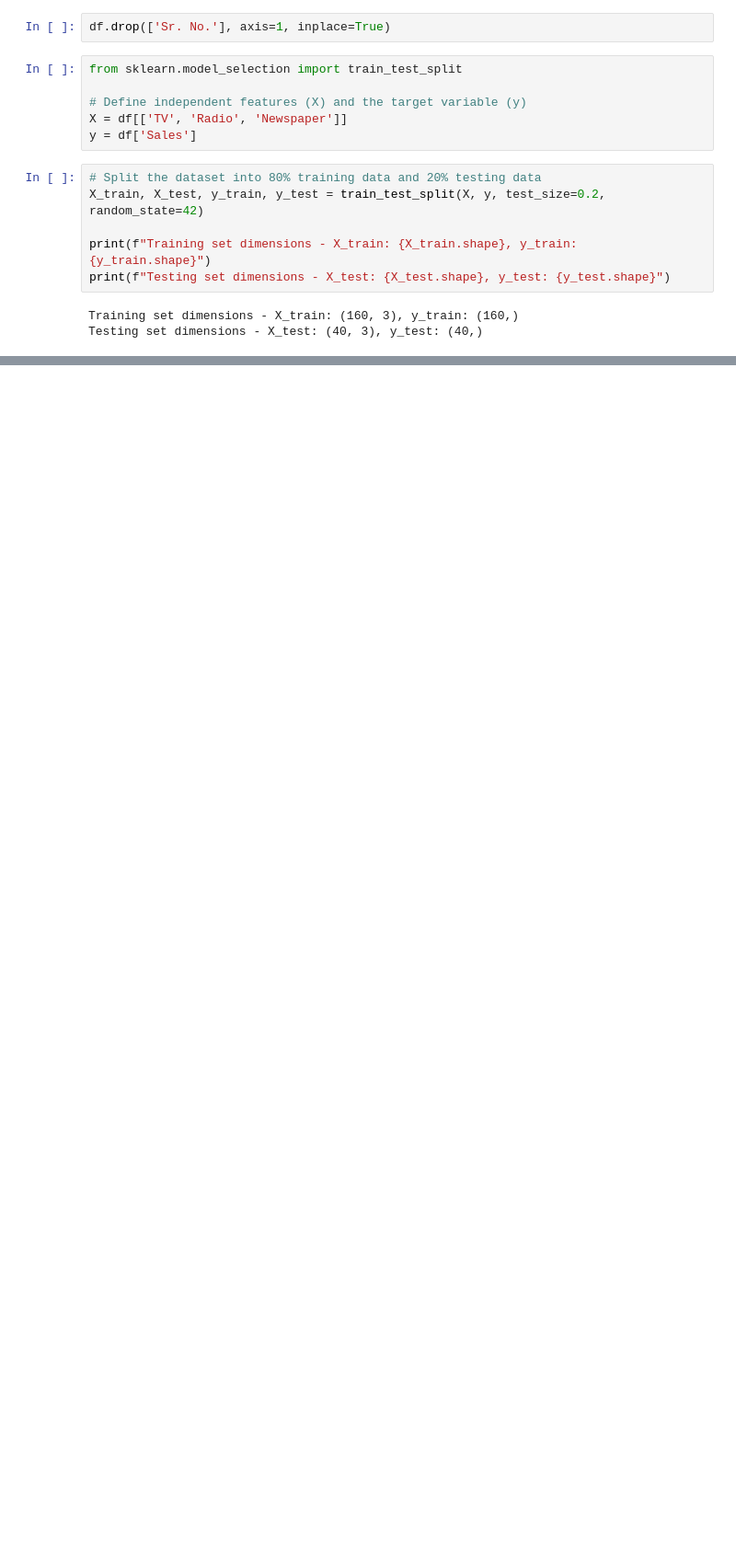
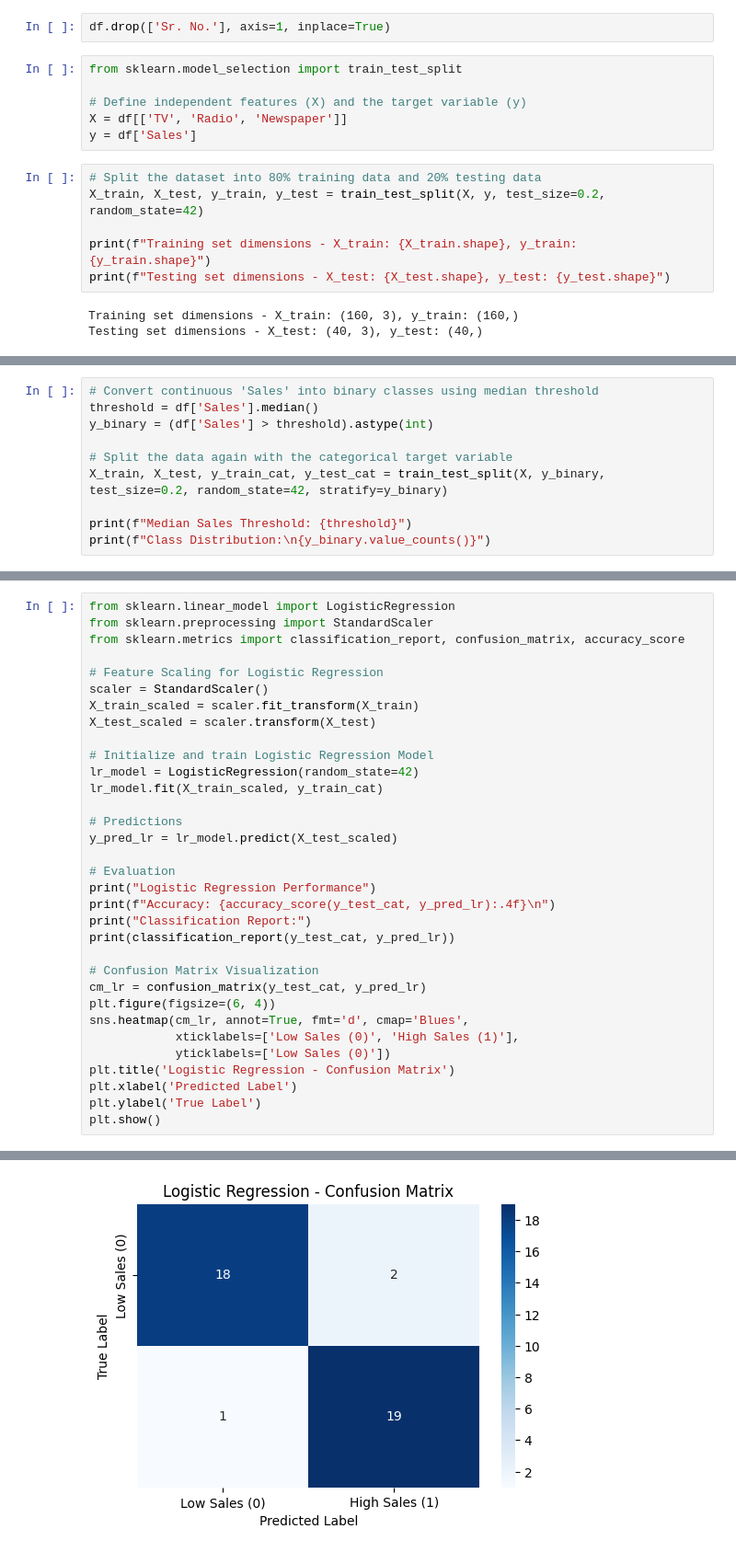
Before and after one commit to aalhadramteke/AI-ML-Internship, a Jupyter notebook: Day 11/SalesPrediction.ipynb, the cells around one changed output, grey strips where cells are left out. Shown at 92% size. Cells and saved outputs as stored; diff of their text form; blank space fills up the shorter version.

Commit message:
Fixed Model Accuracy

```diff
--- a/Day 11/SalesPrediction.ipynb
+++ b/Day 11/SalesPrediction.ipynb
@@ -251,0 +134,10 @@ plt.show()
+# %%
+# Convert continuous 'Sales' into binary classes using median threshold
+threshold = df['Sales'].median()
+y_binary = (df['Sales'] > threshold).astype(int)
+
+# Split the data again with the categorical target variable
+X_train, X_test, y_train_cat, y_test_cat = train_test_split(X, y_binary, test_size=0.2, random_state=42, stratify=y_binary)
+
+print(f"Median Sales Threshold: {threshold}")
+print(f"Class Distribution:\n{y_binary.value_counts()}")
@@ -251,0 +153,34 @@ plt.show()
+# %%
+from sklearn.linear_model import LogisticRegression
+from sklearn.preprocessing import StandardScaler
+from sklearn.metrics import classification_report, confusion_matrix, accuracy_score
+
+# Feature Scaling for Logistic Regression
+scaler = StandardScaler()
+X_train_scaled = scaler.fit_transform(X_train)
+X_test_scaled = scaler.transform(X_test)
+
+# Initialize and train Logistic Regression Model
+lr_model = LogisticRegression(random_state=42)
+lr_model.fit(X_train_scaled, y_train_cat)
+
+# Predictions
+y_pred_lr = lr_model.predict(X_test_scaled)
+
+# Evaluation
+print("Logistic Regression Performance")
+print(f"Accuracy: {accuracy_score(y_test_cat, y_pred_lr):.4f}\n")
+print("Classification Report:")
+print(classification_report(y_test_cat, y_pred_lr))
+
+# Confusion Matrix Visualization
+cm_lr = confusion_matrix(y_test_cat, y_pred_lr)
+plt.figure(figsize=(6, 4))
+sns.heatmap(cm_lr, annot=True, fmt='d', cmap='Blues',
+            xticklabels=['Low Sales (0)', 'High Sales (1)'],
+            yticklabels=['Low Sales (0)'])
+plt.title('Logistic Regression - Confusion Matrix')
+plt.xlabel('Predicted Label')
+plt.ylabel('True Label')
+plt.show()
+# %% [output]
@@ -251,0 +199 @@ plt.show()
+[figure, added]
```
Also changed, not shown: parts of 22 cells of this notebook.
